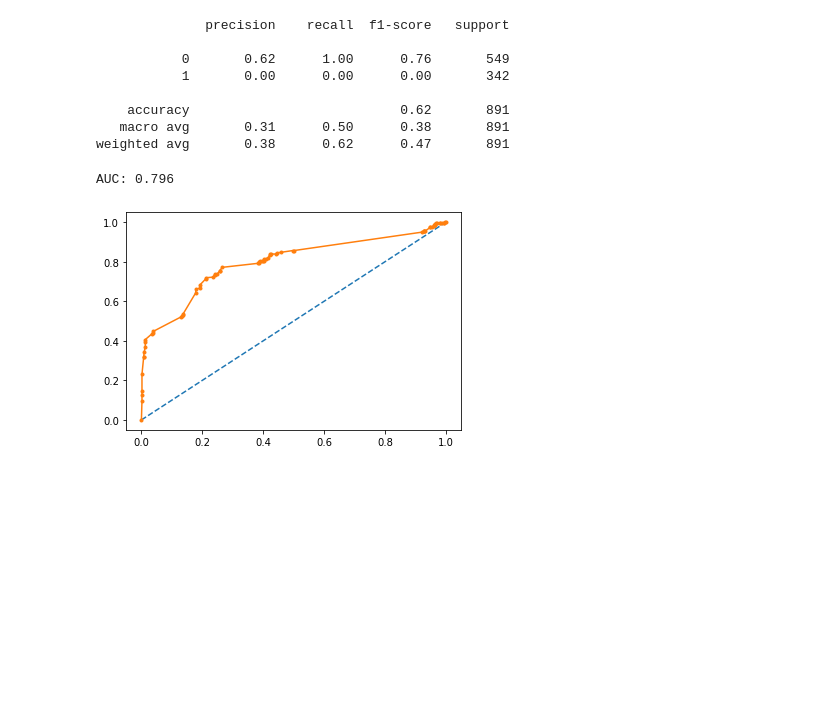
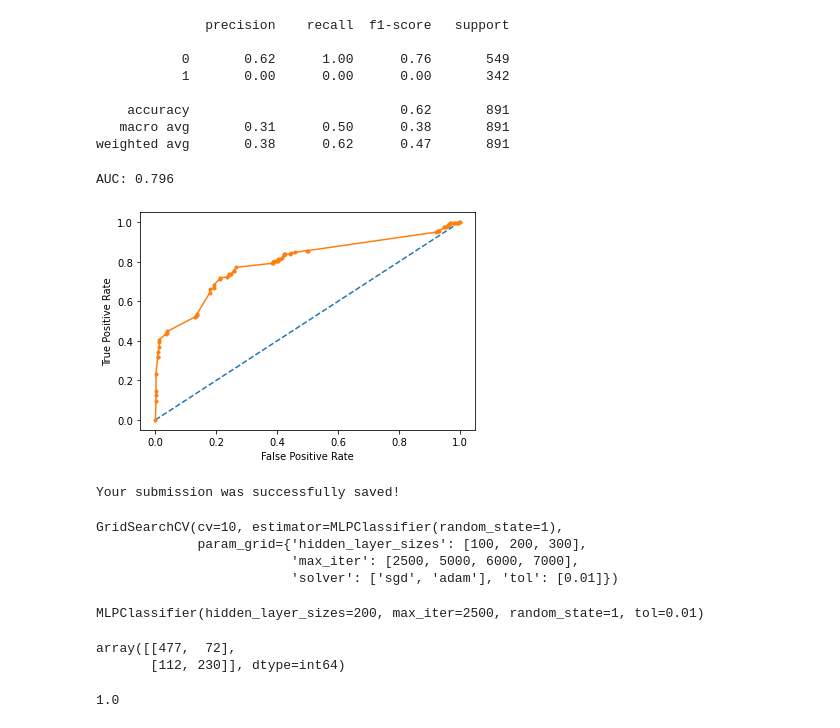
Before and after one commit to Nikhilreddy1/Titanic-passengers-survival-prediction, a Jupyter notebook: Titanic.ipynb, the cells around one changed output. Cells and saved outputs as stored; diff of their text form; code cells hidden in the pictures; blank space fills up the shorter version.

Commit message:
Add files via upload
update neural network code by adding grid search to find best parameters

```diff
--- a/Titanic.ipynb
+++ b/Titanic.ipynb
@@ -320,12 +344,14 @@ weighted avg       0.38      0.62      0.47       891
 # %%
 probs = clf.predict_proba(X_train)
 probs = probs[:,1]
 auc=roc_auc_score(y_train,probs)
 print("AUC: %.3f" % auc)
 fpr,tpr,thresholds = roc_curve(y_train, probs)
 plt.plot([0,1],[0,1],linestyle="--")
 plt.plot(fpr,tpr,marker=".")
+plt.xlabel("False Positive Rate")
+plt.ylabel("True Positive Rate")
 plt.show()
 # %% [output]
 AUC: 0.796
-[figure, old version]
+[figure, new version]
@@ -331,0 +360,6 @@ AUC: 0.796
+# %%
+mlp_output = pd.DataFrame({'PassengerId': df2.PassengerId, 'Survived': mlp_predictions})
+mlp_output.to_csv('mlp_submission.csv', index=False)
+print("Your submission was successfully saved!")
+# %% [output]
+Your submission was successfully saved!
@@ -331,0 +375,12 @@ AUC: 0.796
+# %%
+grid_search.fit(X_train,y_train)
+# %% [output]
+GridSearchCV(cv=10, estimator=MLPClassifier(random_state=1),
+             param_grid={'hidden_layer_sizes': [100, 200, 300],
+                         'max_iter': [2500, 5000, 6000, 7000],
+                         'solver': ['sgd', 'adam'], 'tol': [0.01]})
+# %%
+best_grid = grid_search.best_estimator_
+best_grid
+# %% [output]
+MLPClassifier(hidden_layer_sizes=200, max_iter=2500, random_state=1, tol=0.01)
@@ -331,0 +390,9 @@ AUC: 0.796
+# %%
+confusion_matrix(y_train,mlp_y_train_predict)
+# %% [output]
+array([[477,  72],
+       [112, 230]], dtype=int64)
+# %%
+best_grid.score(X_train,mlp_y_train_predict)
+# %% [output]
+1.0
```
Also changed, not shown: parts of 7 cells of this notebook.
